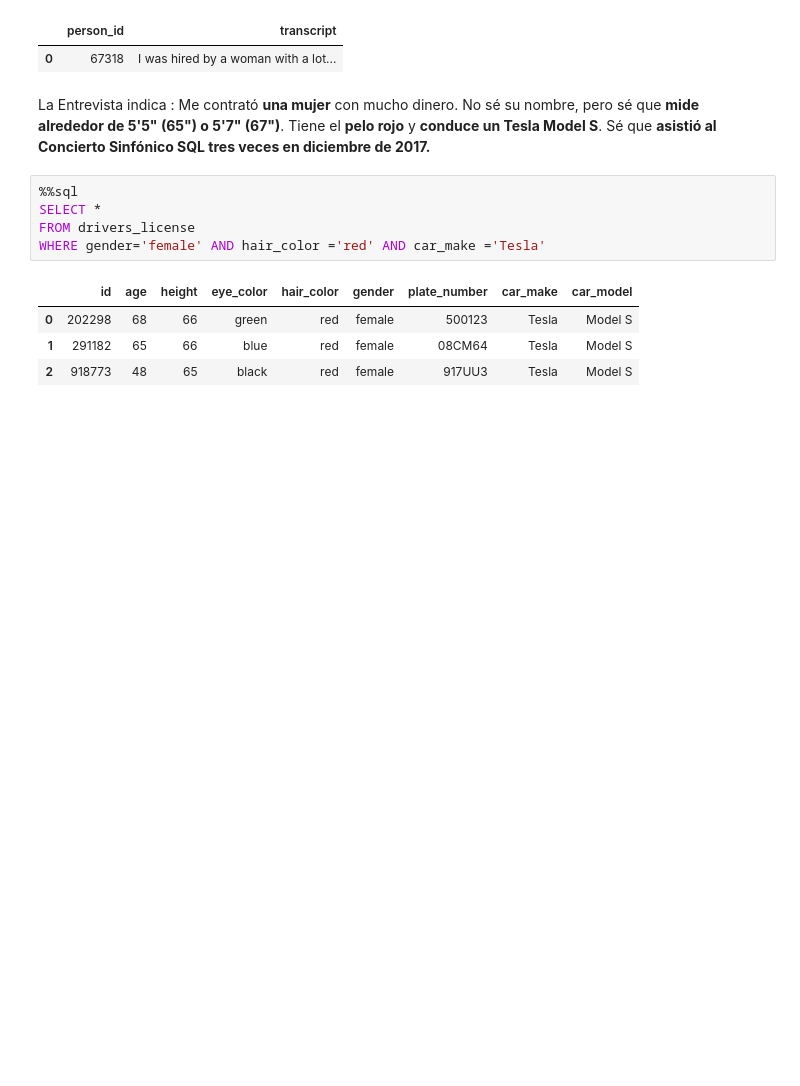
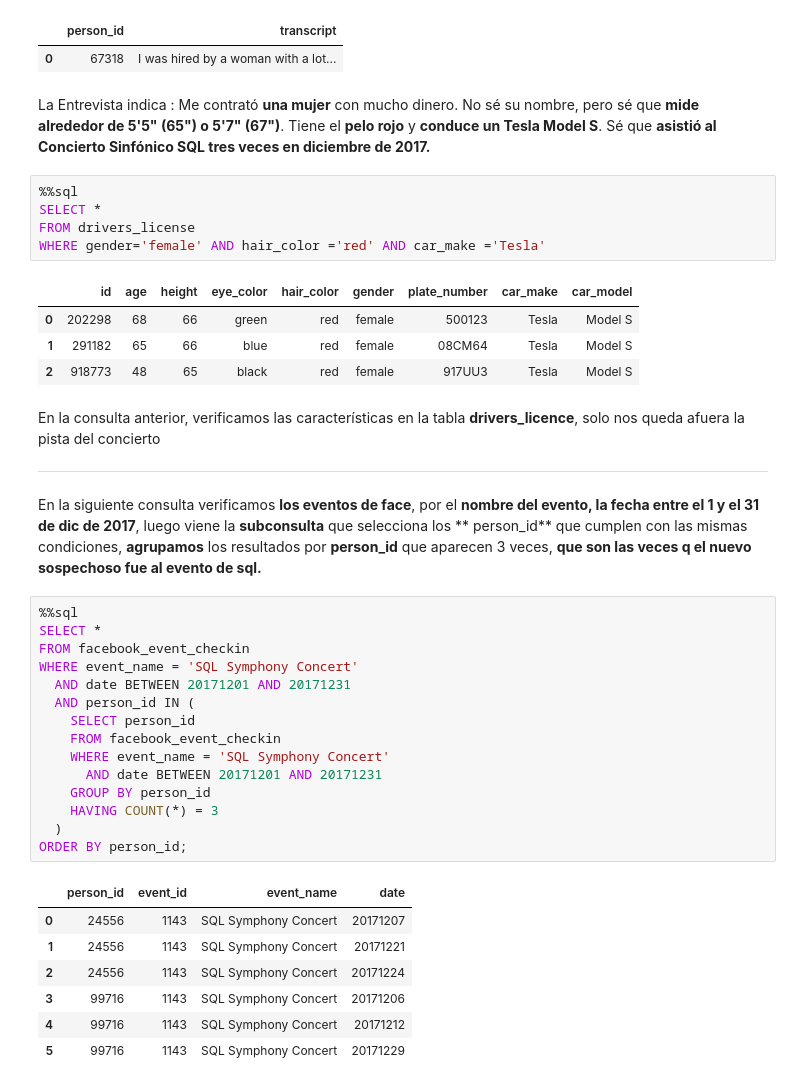
Before and after one commit to tamaracontreras/UPSK-SQL001-SQLZoo-murder, a Jupyter notebook: Sql-Murder-Mystery/SQL_Murder_Mystery.ipynb, the cells around one changed output. Saved outputs shown, nothing was run; the diff lists cells and outputs as text; blank space fills up the shorter version.

```diff
--- a/Sql-Murder-Mystery/SQL_Murder_Mystery.ipynb
+++ b/Sql-Murder-Mystery/SQL_Murder_Mystery.ipynb
@@ -381,3 +382,32 @@ WHERE gender='female' AND hair_color ='red' AND car_make ='Tesla'
 | 0 | 202298 | 68 | 66 | green | red | female | 500123 | Tesla | Model S |
 | 1 | 291182 | 65 | 66 | blue | red | female | 08CM64 | Tesla | Model S |
 | 2 | 918773 | 48 | 65 | black | red | female | 917UU3 | Tesla | Model S |
+# %% [markdown]
+En la consulta anterior, verificamos las características en la tabla **drivers_licence**, solo nos queda afuera la pista del concierto
+
+---
+# %% [markdown]
+En la siguiente consulta verificamos **los eventos de face**, por el **nombre del evento, la fecha entre el 1 y el 31 de dic de 2017**, luego viene la **subconsulta** que selecciona los ** person_id** que cumplen con las mismas condiciones,  **agrupamos** los resultados por **person_id** que aparecen 3 veces, **que son las veces q el nuevo sospechoso fue al evento de sql.**
+# %%
+%%sql
+SELECT *
+FROM facebook_event_checkin
+WHERE event_name = 'SQL Symphony Concert'
+  AND date BETWEEN 20171201 AND 20171231
+  AND person_id IN (
+    SELECT person_id
+    FROM facebook_event_checkin
+    WHERE event_name = 'SQL Symphony Concert'
+      AND date BETWEEN 20171201 AND 20171231
+    GROUP BY person_id
+    HAVING COUNT(*) = 3
+  )
+ORDER BY person_id;
+# %% [output]
+|  | person_id | event_id | event_name | date |
+| 0 | 24556 | 1143 | SQL Symphony Concert | 20171207 |
+| 1 | 24556 | 1143 | SQL Symphony Concert | 20171221 |
+| 2 | 24556 | 1143 | SQL Symphony Concert | 20171224 |
+| 3 | 99716 | 1143 | SQL Symphony Concert | 20171206 |
+| 4 | 99716 | 1143 | SQL Symphony Concert | 20171212 |
+| 5 | 99716 | 1143 | SQL Symphony Concert | 20171229 |
```
Also changed, not shown: parts of 5 cells of this notebook.
